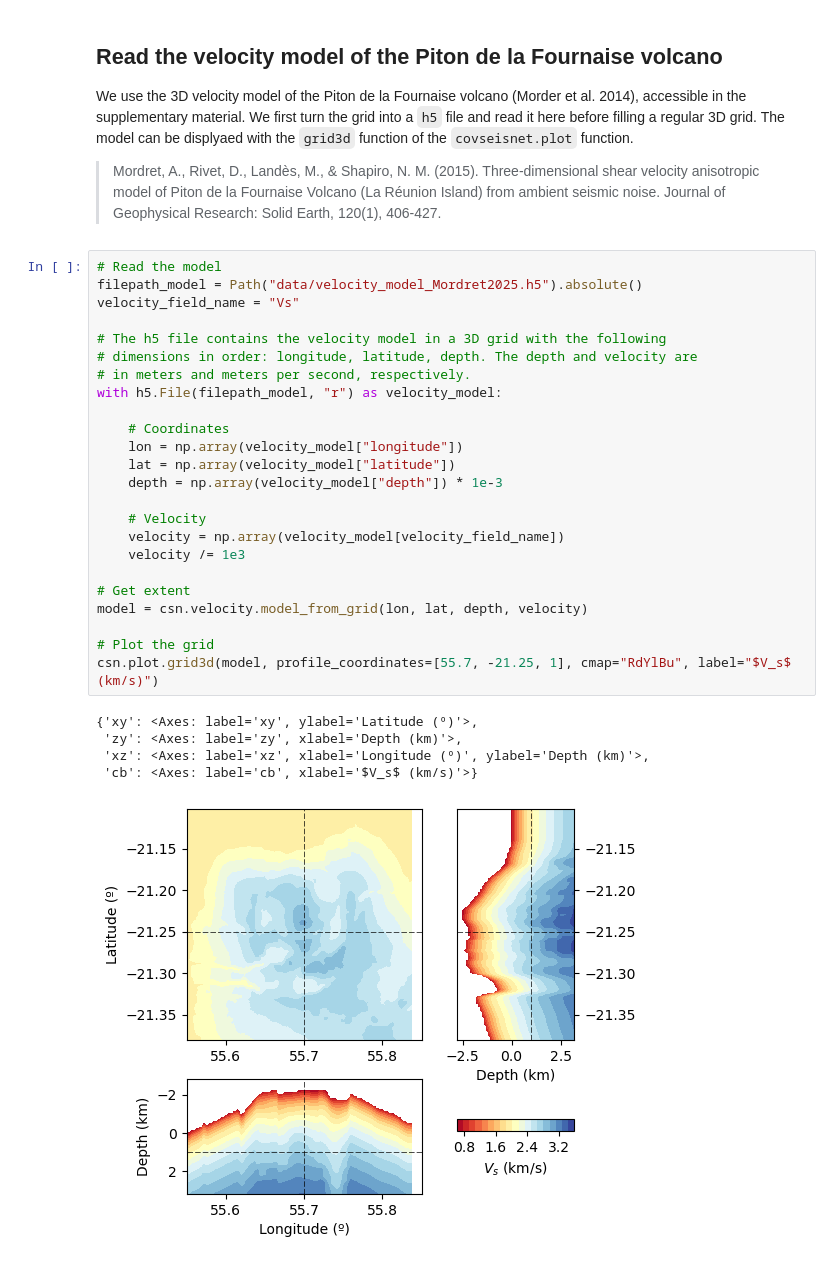
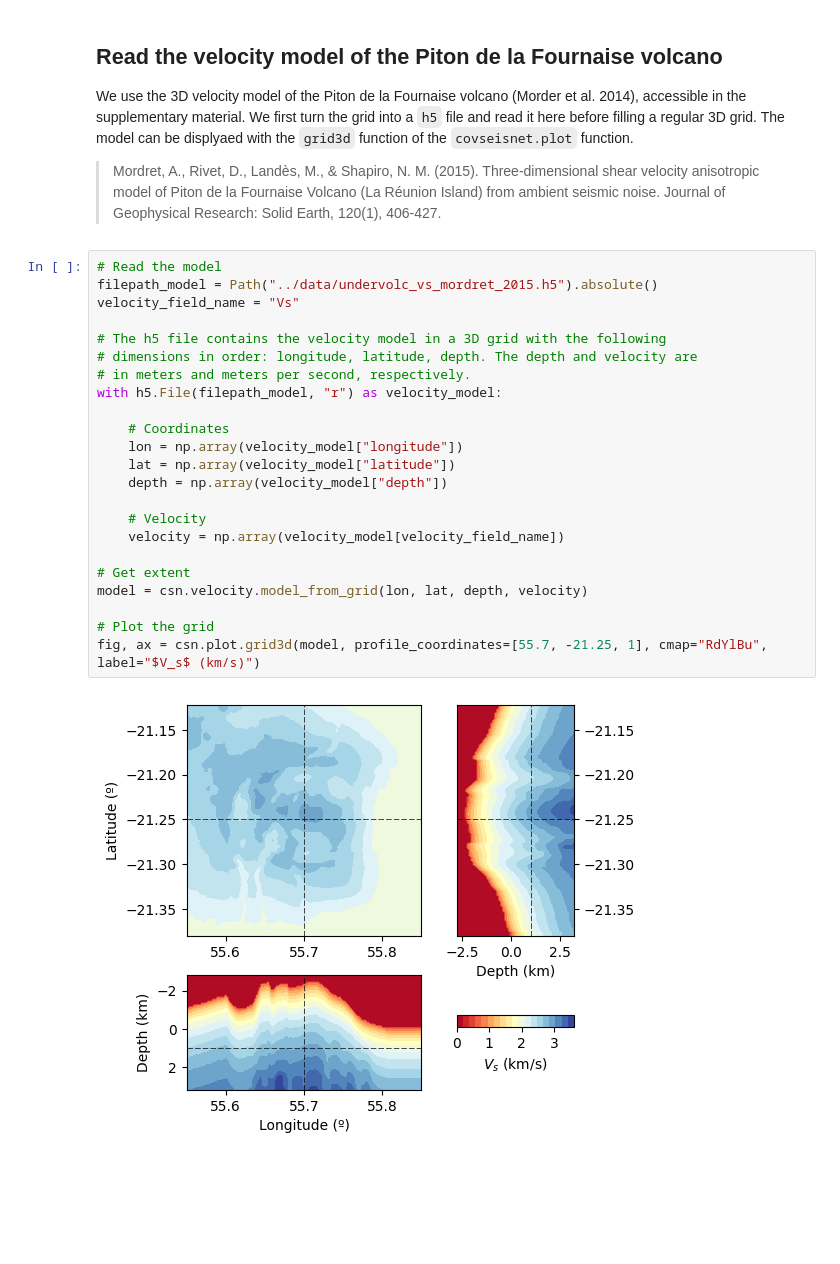
Before and after one commit to leonard-seydoux/covseisnet, a Jupyter notebook: docs/source/tutorials/04_calculate_travel_times.ipynb, the cells around one changed output. Saved outputs shown, nothing was run; the diff lists cells and outputs as text; blank space fills up the shorter version.

```diff
--- a/docs/source/tutorials/04_calculate_travel_times.ipynb
+++ b/docs/source/tutorials/04_calculate_travel_times.ipynb
@@ -20,32 +20,27 @@ We use the 3D velocity model of the Piton de la Fournaise volcano (Morder et al.
 > Mordret, A., Rivet, D., Landès, M., & Shapiro, N. M. (2015). Three‐dimensional shear velocity anisotropic model of Piton de la Fournaise Volcano (La Réunion Island) from ambient seismic noise. Journal of Geophysical Research: Solid Earth, 120(1), 406-427.
 # %%
 # Read the model
-filepath_model = Path("data/velocity_model_Mordret2025.h5").absolute()
+filepath_model = Path("../data/undervolc_vs_mordret_2015.h5").absolute()
 velocity_field_name = "Vs"
 
 # The h5 file contains the velocity model in a 3D grid with the following
 # dimensions in order: longitude, latitude, depth. The depth and velocity are
 # in meters and meters per second, respectively.
 with h5.File(filepath_model, "r") as velocity_model:
 
     # Coordinates
     lon = np.array(velocity_model["longitude"])
     lat = np.array(velocity_model["latitude"])
-    depth = np.array(velocity_model["depth"]) * 1e-3
+    depth = np.array(velocity_model["depth"])
 
     # Velocity
     velocity = np.array(velocity_model[velocity_field_name])
-    velocity /= 1e3
 
 # Get extent
 model = csn.velocity.model_from_grid(lon, lat, depth, velocity)
 
 # Plot the grid
-csn.plot.grid3d(model, profile_coordinates=[55.7, -21.25, 1], cmap="RdYlBu", label="$V_s$ (km/s)")
+fig, ax = csn.plot.grid3d(model, profile_coordinates=[55.7, -21.25, 1], cmap="RdYlBu", label="$V_s$ (km/s)")
 # %% [output]
-{'xy': <Axes: label='xy', ylabel='Latitude (º)'>,
- 'zy': <Axes: label='zy', xlabel='Depth (km)'>,
- 'xz': <Axes: label='xz', xlabel='Longitude (º)', ylabel='Depth (km)'>,
- 'cb': <Axes: label='cb', xlabel='$V_s$ (km/s)'>}
-[figure, old version]
+[figure, new version]
 # %%
```
Also changed, not shown: parts of 2 cells of this notebook, 1 other file.
